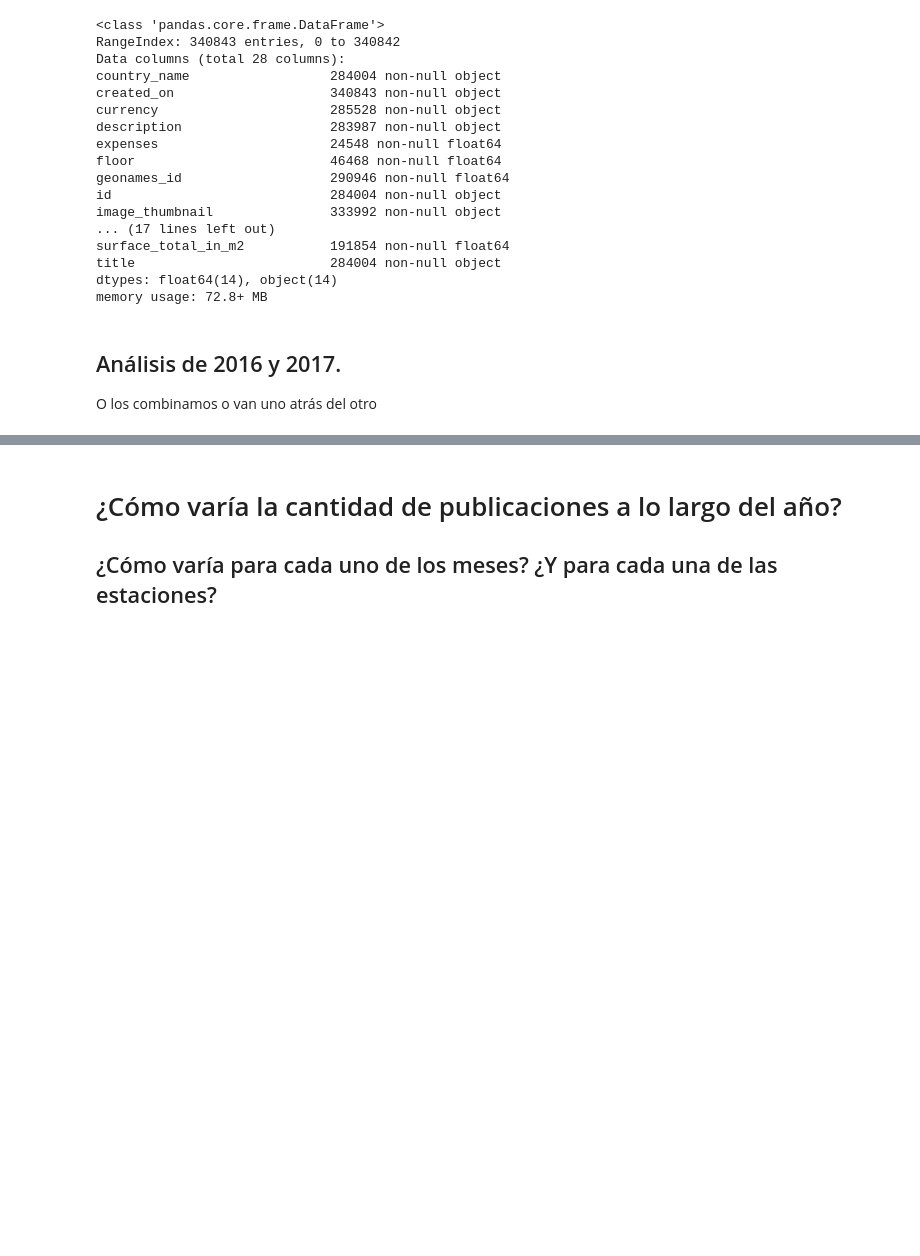
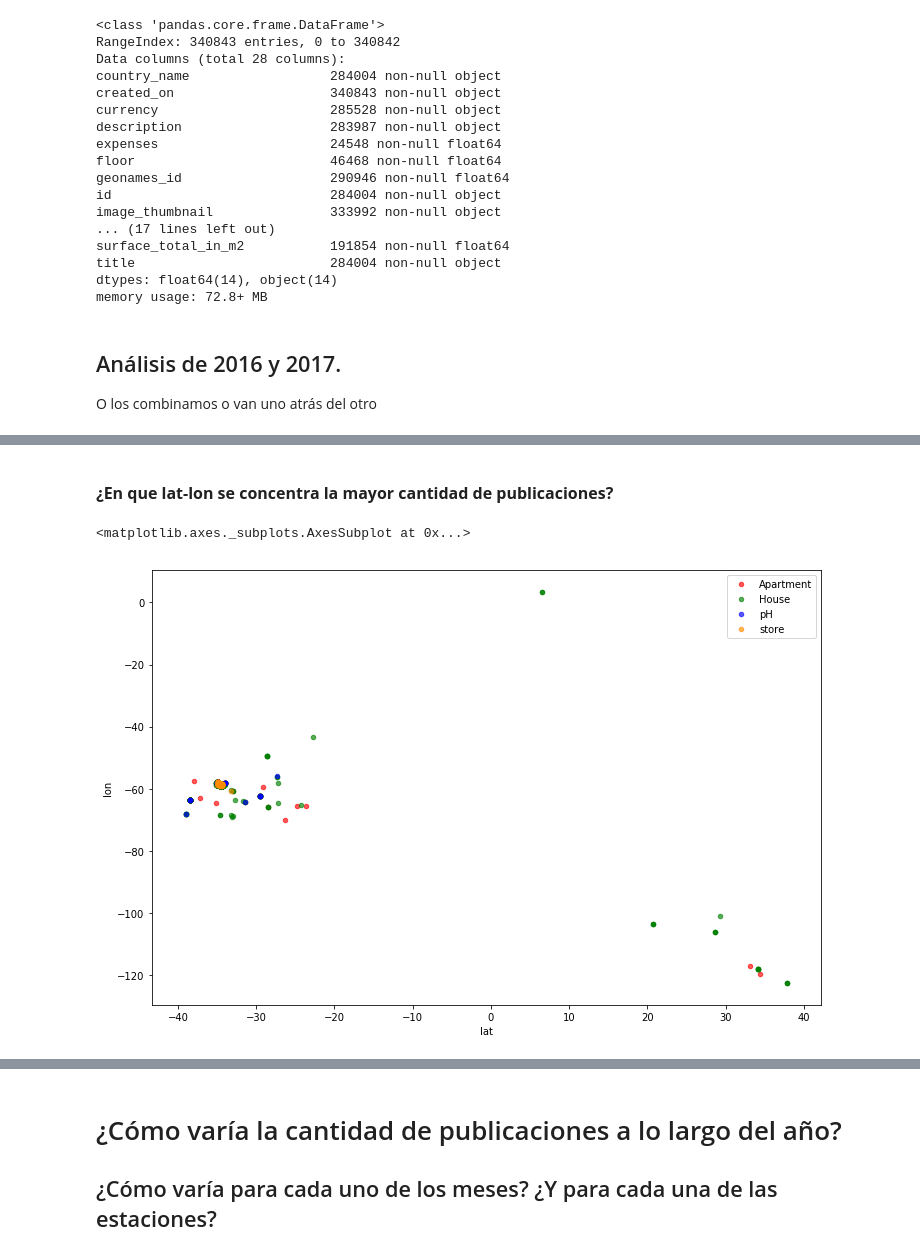
Before and after one commit to nicolaslongo/datos-TP1, a Jupyter notebook: Análisis Exploratorio de Datos.ipynb, the cells around one changed output, grey strips where cells are left out. Saved outputs shown, nothing was run; the diff lists cells and outputs as text; code cells hidden in the pictures; blank space fills up the shorter version.

```diff
--- a/Análisis Exploratorio de Datos.ipynb
+++ b/Análisis Exploratorio de Datos.ipynb
@@ -120,0 +299,17 @@ O los combinamos o van uno atrás del otro
+# %% [markdown]
+<br><B><FONT FACE="Arial" SIZE="3">¿En que lat-lon se concentra la mayor cantidad de publicaciones?</FONT></B><br/>
+# %%
+data_2016.loc[data_2016.property_type.str.contains('apartment'), :].\
+    plot.scatter(x='lat', y='lon', color='Red', alpha=0.65, label='Apartment')
+ax = plt.gca()
+data_2016.loc[data_2016.property_type.str.contains('house'), :].\
+    plot.scatter(x='lat', y='lon', color='Green', alpha=0.65, ax = ax, label='House')
+ax = plt.gca()
+data_2016.loc[data_2016.property_type.str.contains('PH'), :].\
+    plot.scatter(x='lat', y='lon', color='Blue', alpha=0.65, ax = ax, label='pH', figsize=(12,8))
+ax = plt.gca()
+data_2016.loc[data_2016.property_type.str.contains('store'), :].\
+    plot.scatter(x='lat', y='lon', color='DarkOrange', alpha=0.65, ax = ax, label='store', figsize=(12,8))
+# %% [output]
+<matplotlib.axes._subplots.AxesSubplot at 0x...>
+[figure, added]
```
Also changed, not shown: parts of 49 cells of this notebook.
